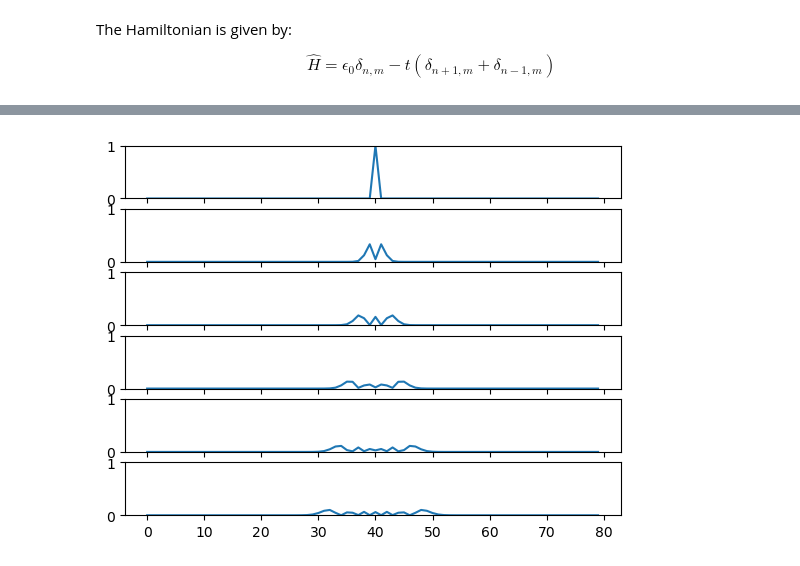
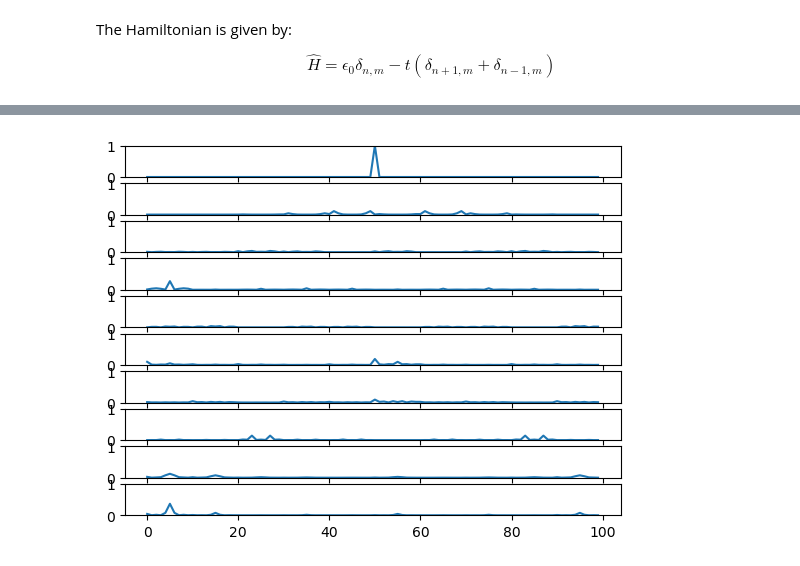
Before and after one commit to ravikoka/qgraph, a Jupyter notebook: 2d_chain.ipynb, the cells around one changed output, grey strips where cells are left out. Cells and saved outputs as stored; diff of their text form; code cells hidden in the pictures.

Commit message:
made 3d plots and etc.

```diff
--- a/2d_chain.ipynb
+++ b/2d_chain.ipynb
@@ -7,7 +7,7 @@ In this notebook, we begin to investigate the Anderson model through the simulat
 # Init a 2D periodic lattice of n^2 atoms:
 import numpy as np
 
-n = 3
+n = 10
 chain = np.zeros((n, n))
 # %%
 #chain: physical model
@@ -16,11 +16,11 @@ chain = np.zeros((n, n))
 
 import networkx as nx
 
-def _hamiltonian(chain, epsilon, t):
+def _hamiltonian(chain, epsilon, T):
     H = epsilon * np.identity((len(chain))**2)
     G = nx.grid_graph(dim = (n, n), periodic=True)
-    A = nx.adjacency_matrix(G)
-    H -= t * (np.roll(np.identity(len(chain)), 1, axis=0) + np.roll(np.identity(len(chain)), -1, axis=0))
+    A = nx.to_numpy_array(G)
+    H -= T * A
 
     return H
 # %% [markdown]
@@ -56,8 +56,8 @@ from scipy.linalg import expm
 def __time_evolution(H, t):
     return expm(-1j * H * t)
 
-psi_0 = np.zeros(n)
-psi_0[n//2] = 1
+psi_0 = np.zeros(n**2)
+psi_0[n**2//2] = 1
 # %%
 end_time = 10
 history = []
@@ -79,9 +79,11 @@ sum(density)
 # %%
-fig, axs = plt.subplots(6)
+fig, axs = plt.subplots(10)
 for i, ax in enumerate(axs):
     density = np.real(np.multiply(history[i].conj(), history[i]))
     ax.plot(density)
     ax.set_ylim(0, 1)
     sum(density)
+
+#So this was for the nonlocalized part
 # %% [output]
-[figure, old version]
+[figure, new version]
```
Also changed, not shown: parts of 4 cells of this notebook.
